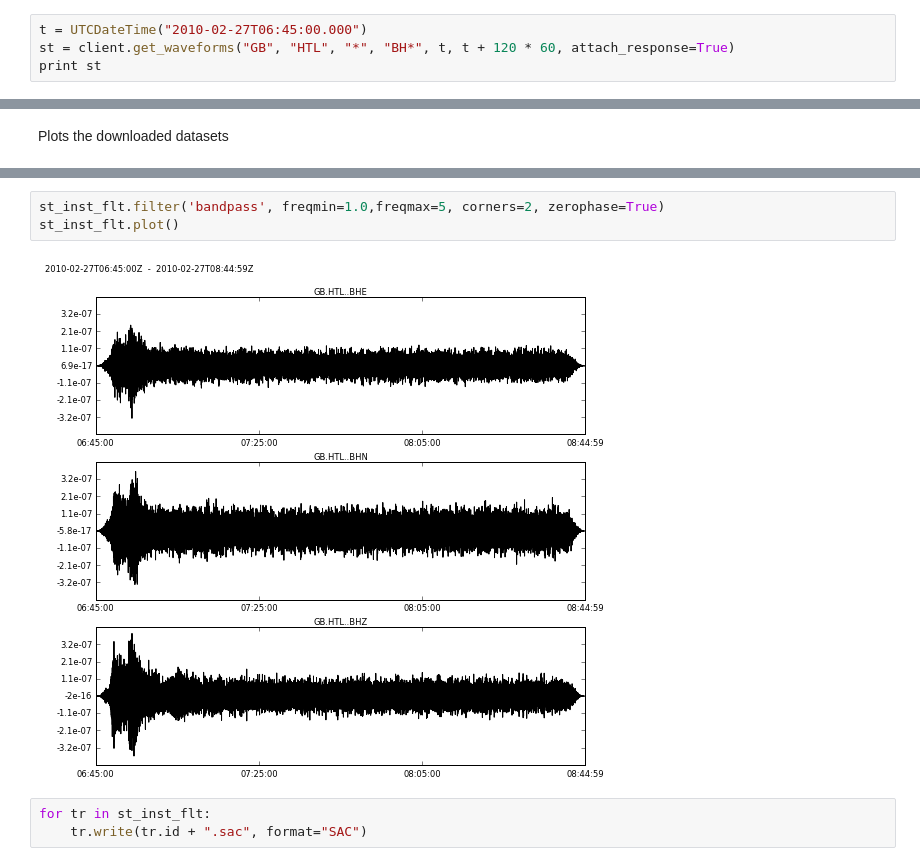
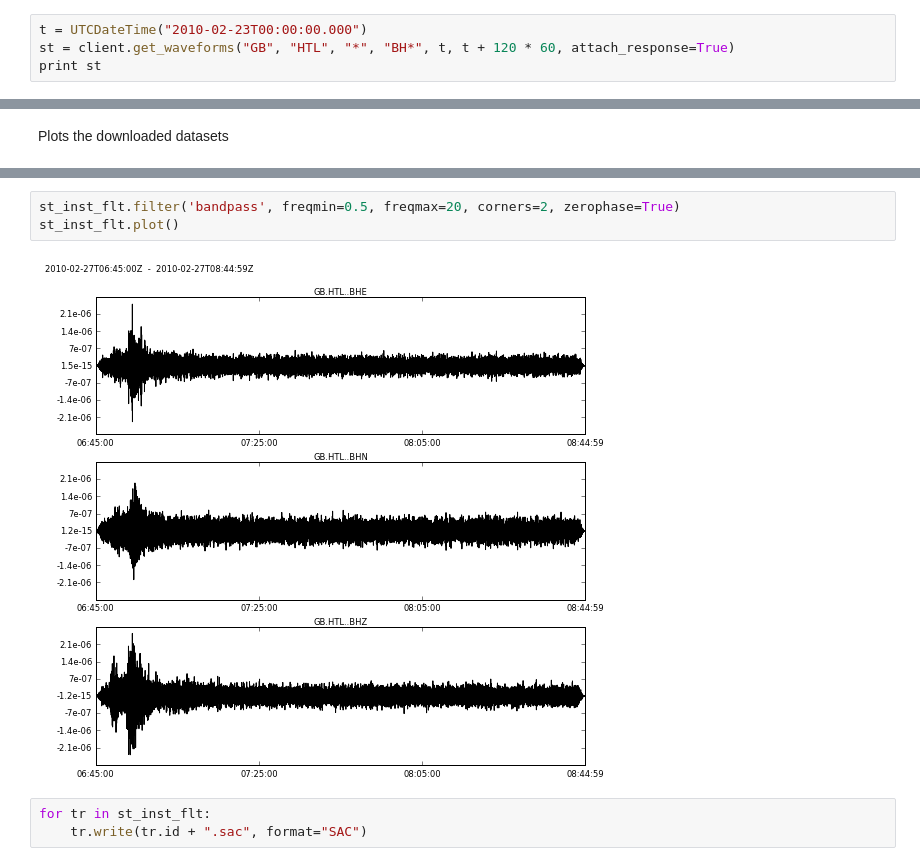
Before and after one commit to AntonyButcher/Data_call, a Jupyter notebook: Data_fdsn.ipynb, the cells around one changed output, grey strips where cells are left out. Drawn from its saved outputs; the diff is of its cells as text.

```diff
--- a/Data_fdsn.ipynb
+++ b/Data_fdsn.ipynb
@@ -25,7 +25,7 @@ GB.HTL..BHZ | 2010-02-27T06:45:00.015000Z - 2010-02-27T08:44:59.995000Z | 50.0 H
 # %% [markdown]
 Downloads individual waveforms from IRIS with the instrument response removed and converted to velocity
 # %%
-t = UTCDateTime("2010-02-27T06:45:00.000")
+t = UTCDateTime("2010-02-23T00:00:00.000")
 st = client.get_waveforms("GB", "HTL", "*", "BH*", t, t + 120 * 60, attach_response=True)
 print st
 # %% [output]
@@ -54,8 +68,8 @@ st_inst_flt.taper(max_percentage=0.05, type='cosine')
 # %%
-st_inst_flt.filter('bandpass', freqmin=1.0,freqmax=5, corners=2, zerophase=True)
+st_inst_flt.filter('bandpass', freqmin=0.5, freqmax=20, corners=2, zerophase=True)
 st_inst_flt.plot()
 # %% [output]
-[figure, old version]
+[figure, new version]
 # %%
 for tr in st_inst_flt:
     tr.write(tr.id + ".sac", format="SAC")
```
Also changed, not shown: parts of 12 cells of this notebook, 3 other files.
